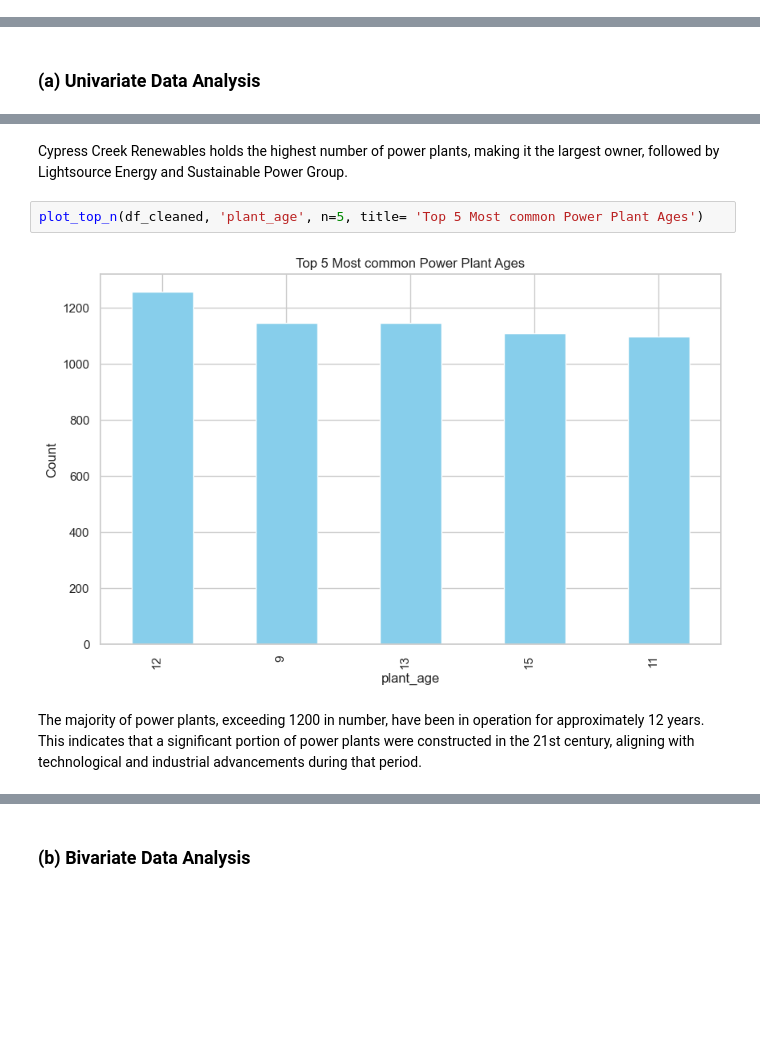
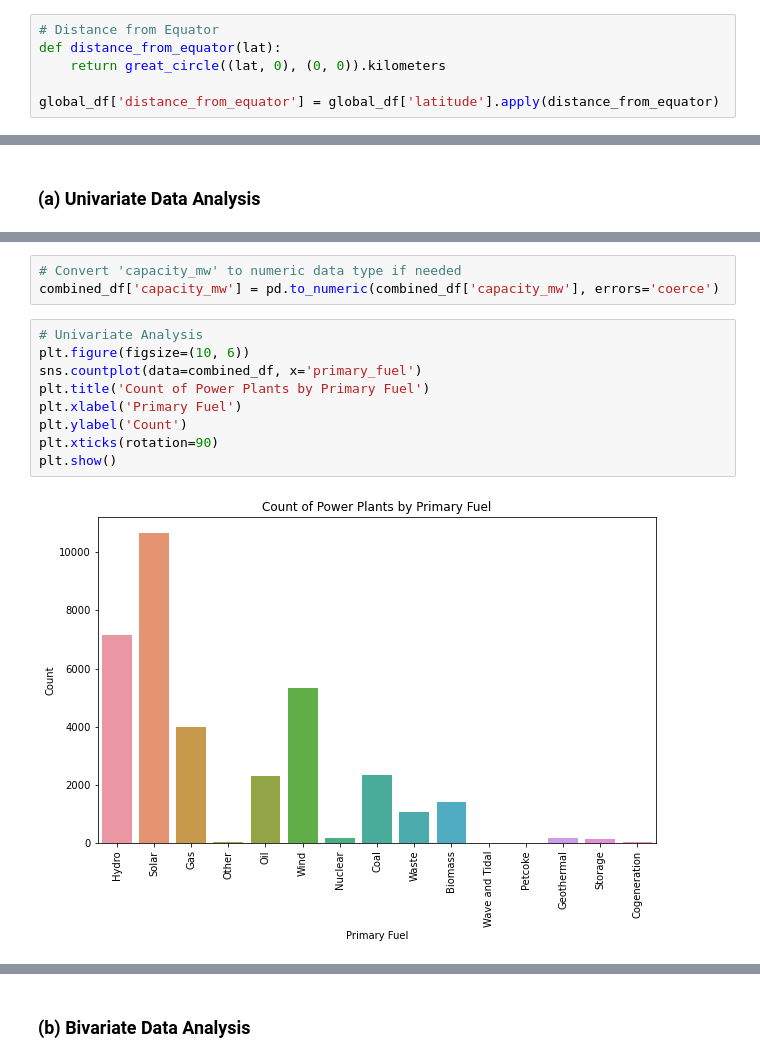
Before and after one commit to marttech26/GLOBAL-POWER-ANALYSIS, a Jupyter notebook: globalpowerplant.ipynb, the cells around one changed output, grey strips where cells are left out. Saved outputs shown, nothing was run; the diff lists cells and outputs as text; blank space fills up the shorter version.

```diff
--- a/globalpowerplant.ipynb
+++ b/globalpowerplant.ipynb
@@ -486,0 +426,6 @@ df_cleaned['country'].nunique()
+# %%
+# Distance from Equator
+def distance_from_equator(lat):
+    return great_circle((lat, 0), (0, 0)).kilometers
+
+global_df['distance_from_equator'] = global_df['latitude'].apply(distance_from_equator)
@@ -537,8 +563,14 @@ plot_top_n(df_cleaned, 'owner', n=10, skip_first=True, title='Top 10 Owners')
-# %% [markdown]
-Cypress Creek Renewables holds the highest number of power plants, making it the largest owner, followed by Lightsource Energy and Sustainable Power Group.
-# %%
-plot_top_n(df_cleaned, 'plant_age', n=5, title= 'Top 5 Most common Power Plant Ages')
-# %% [output]
-[figure, removed]
-# %% [markdown]
-The majority of power plants, exceeding 1200 in number, have been in operation for approximately 12 years. This indicates that a significant portion of power plants were constructed in the 21st century, aligning with technological and industrial advancements during that period.
+# %%
+# Convert 'capacity_mw' to numeric data type if needed
+combined_df['capacity_mw'] = pd.to_numeric(combined_df['capacity_mw'], errors='coerce')
+# %%
+# Univariate Analysis
+plt.figure(figsize=(10, 6))
+sns.countplot(data=combined_df, x='primary_fuel')
+plt.title('Count of Power Plants by Primary Fuel')
+plt.xlabel('Primary Fuel')
+plt.ylabel('Count')
+plt.xticks(rotation=90)
+plt.show()
+# %% [output]
+[figure, added]
```
Also changed, not shown: parts of 107 cells of this notebook.
